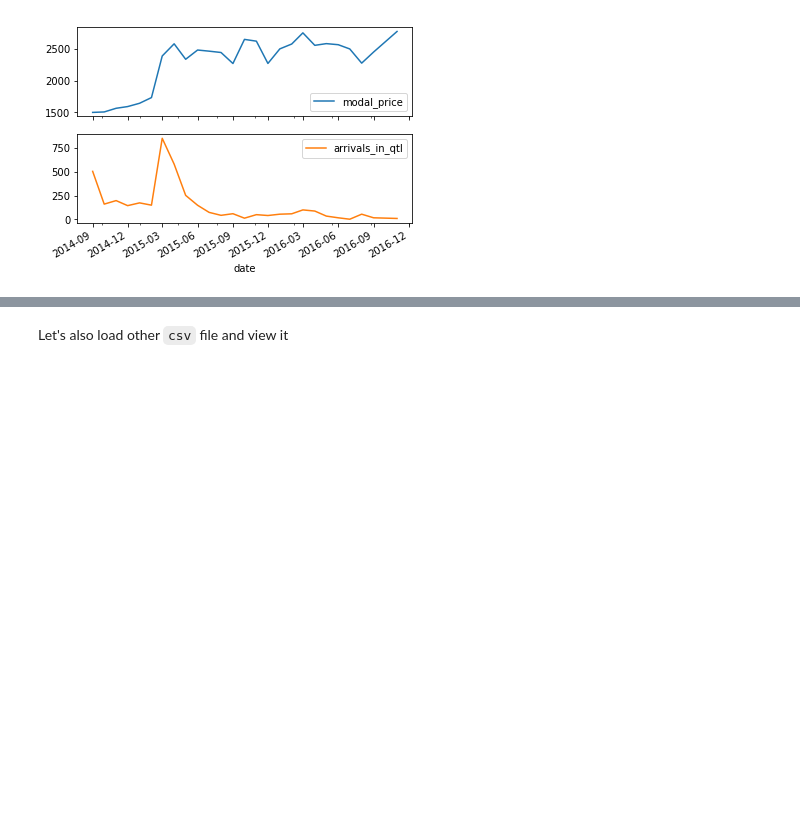
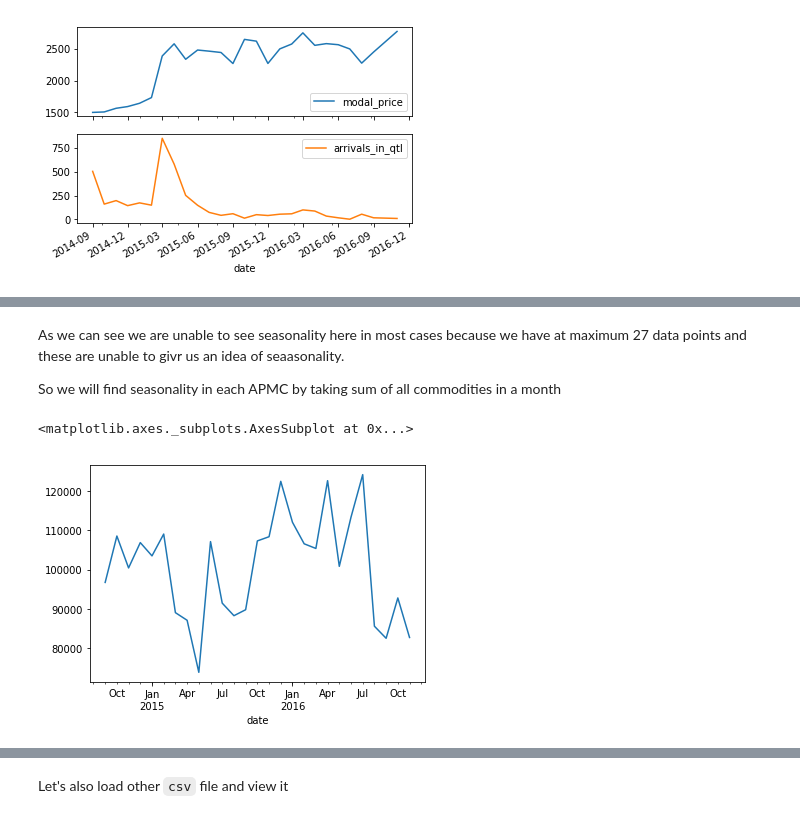
Before and after one commit to shashank2806/Agriculture-Commodities-Prices-Seasons, a Jupyter notebook: agriculture-commodities-prices-seasons.ipynb, the cells around one changed output, grey strips where cells are left out. Saved outputs shown, nothing was run; the diff lists cells and outputs as text; code cells hidden in the pictures; blank space fills up the shorter version.

```diff
--- a/agriculture-commodities-prices-seasons.ipynb
+++ b/agriculture-commodities-prices-seasons.ipynb
@@ -378,0 +391,9 @@ To determine seasonality we will first determine Trends for each cluster of APMC
+# %% [markdown]
+As we can see we are unable to see seasonality here in most cases because we have at maximum 27 data points and these are unable to givr us an idea of seaasonality.
+
+So we will find seasonality in each APMC by taking sum of all commodities in a month
+# %%
+df_filtered.query('APMC == "Mumbai"').resample('M').sum().modal_price.plot()
+# %% [output]
+<matplotlib.axes._subplots.AxesSubplot at 0x...>
+[figure, added]
```
Also changed, not shown: parts of 8 cells of this notebook.
